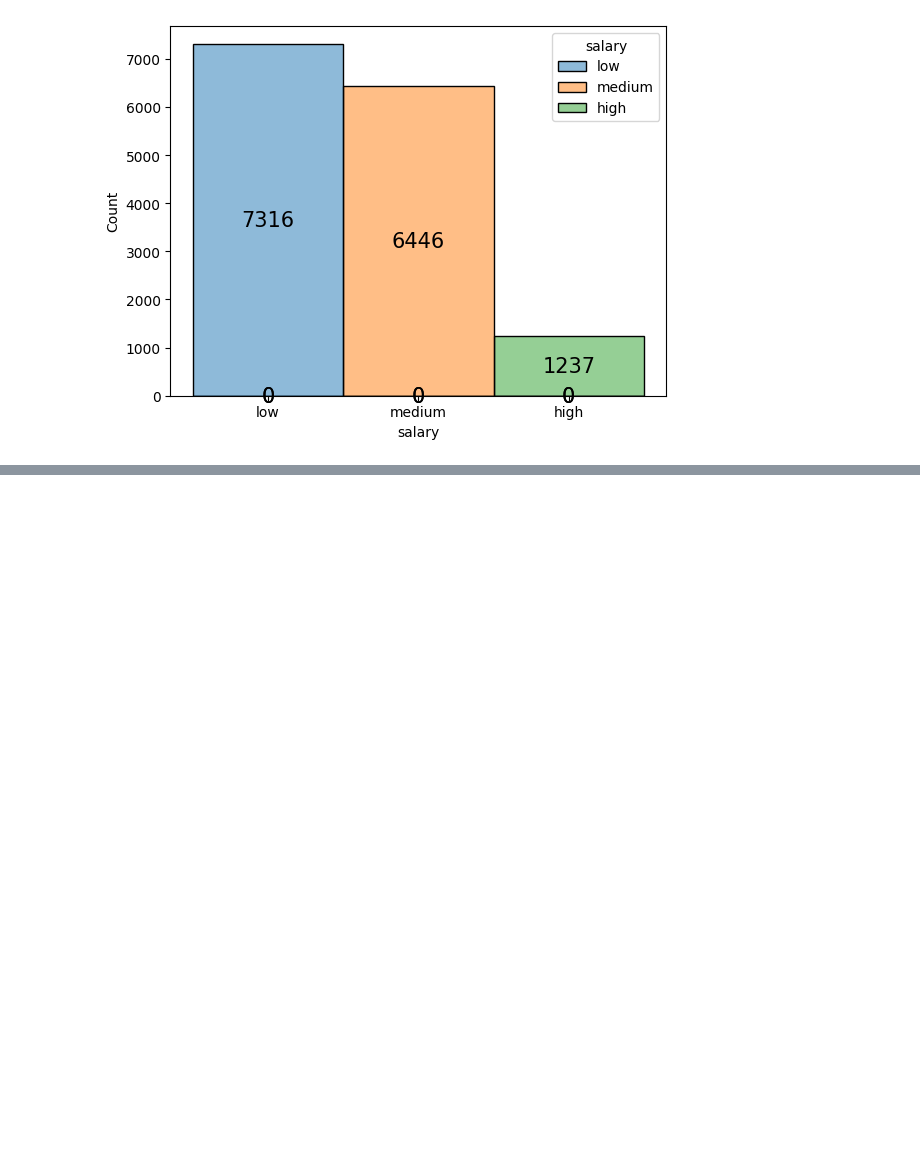
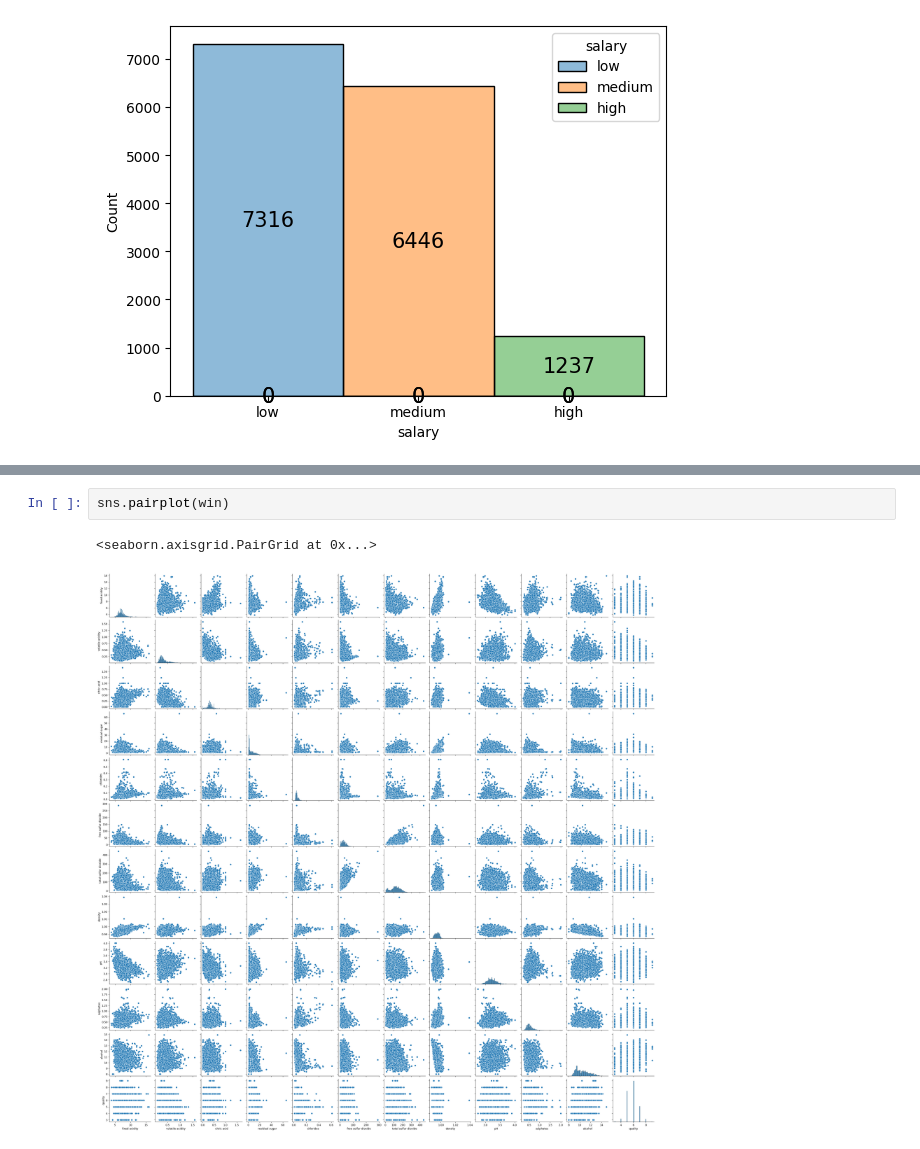
Before and after one commit to Amandeep006/QSPIDER-, a Jupyter notebook: pylab/sea.ipynb, the cells around one changed output, grey strips where cells are left out. Saved outputs shown, nothing was run; the diff lists cells and outputs as text; blank space fills up the shorter version.

```diff
--- a/pylab/sea.ipynb
+++ b/pylab/sea.ipynb
@@ -88,0 +122,5 @@ for i in a.containers:
+# %%
+sns.pairplot(win)
+# %% [output]
+<seaborn.axisgrid.PairGrid at 0x...>
+[figure, added]
```
Also changed, not shown: parts of 14 cells of this notebook.
